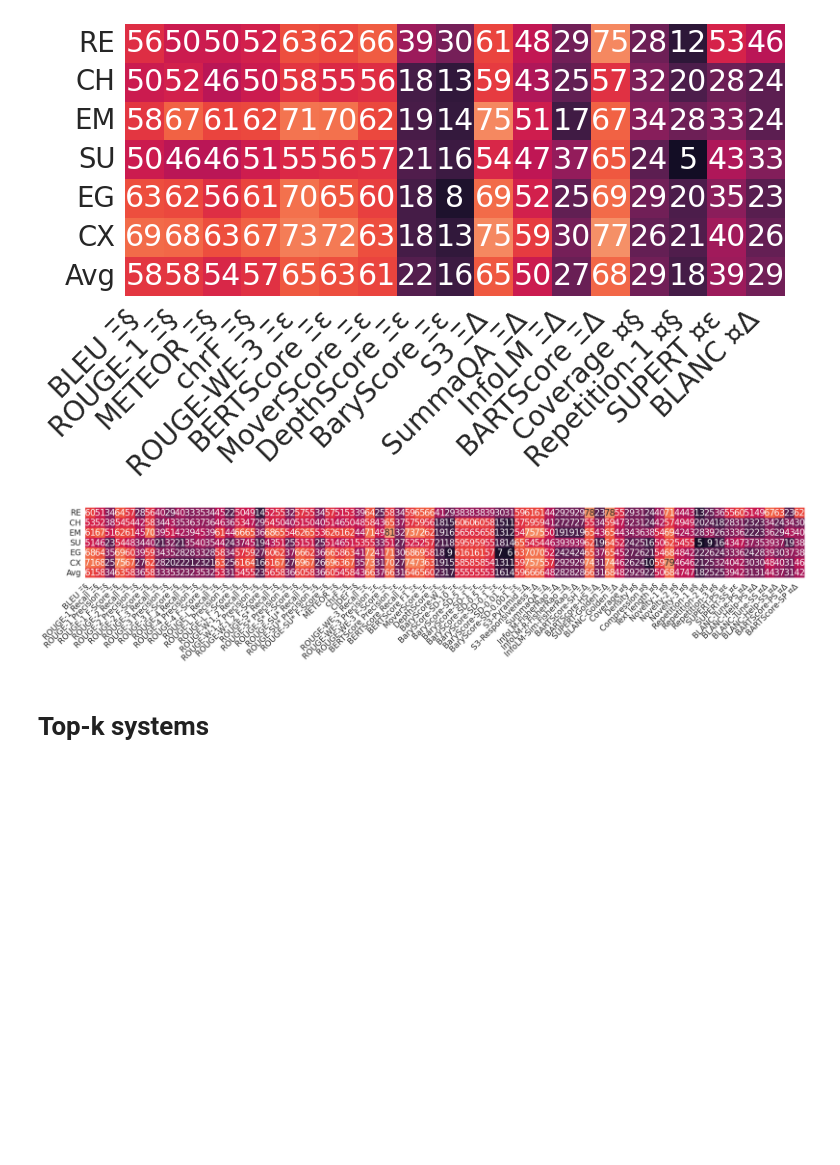
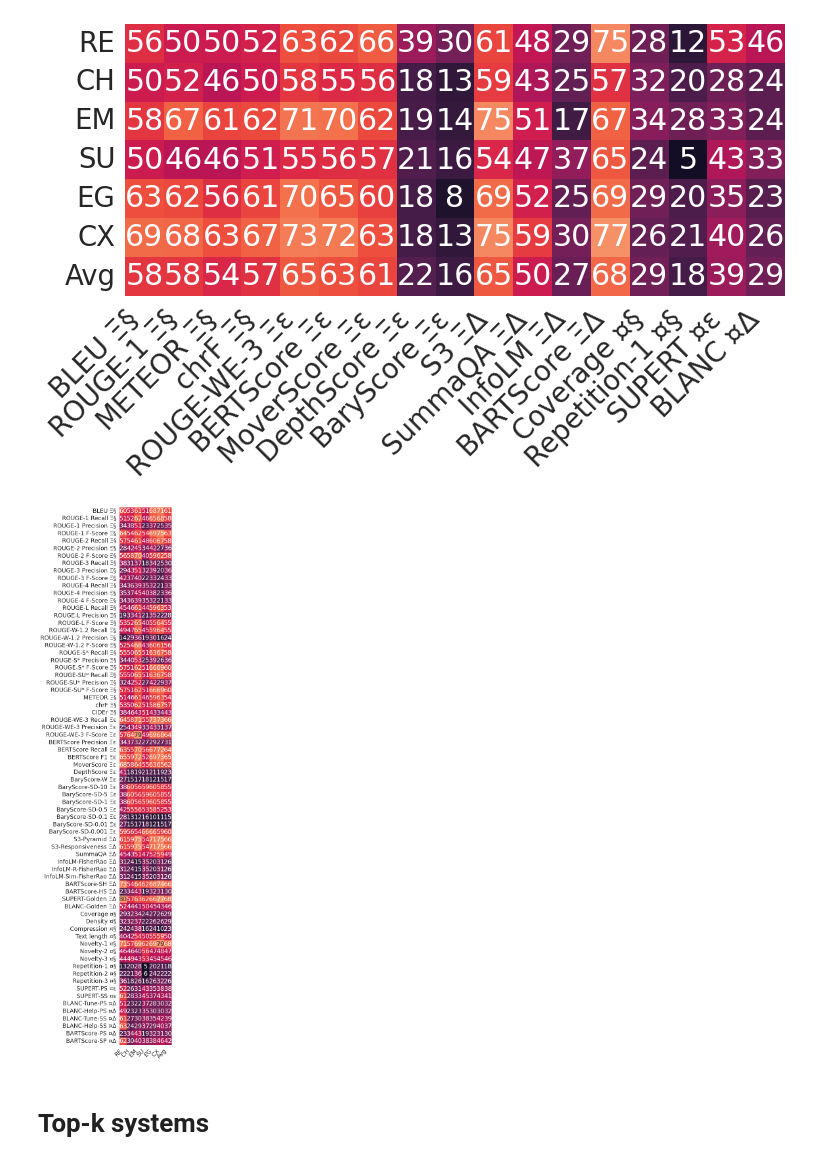
Before and after one commit to dig-team/hanna-benchmark-asg, a Jupyter notebook: data_visualization_original.ipynb, the cells around one changed output. Drawn from its saved outputs; the diff is of its cells as text; code cells hidden in the pictures; blank space fills up the shorter version.

```diff
--- a/data_visualization_original.ipynb
+++ b/data_visualization_original.ipynb
@@ -455,7 +448,7 @@ def print_correlation_heatmap(correlation_type, Kstr, df=METRICS_FILTERED_DF_NO_
                               xticklabels=METRICS_FILTERED_LABELS,
                               yticklabels=METRICS_FILTERED_LABELS,
                               use_mask=True, font_scale=4, figsize=(25,24),
-                              savepath=None):
+                              vertical=False, yticksize=None, savepath=None):
     """prints the correlation heatmap"""
     sns.set(font_scale=font_scale)
     with sns.axes_style("white"):
@@ -472,10 +465,16 @@ def print_correlation_heatmap(correlation_type, Kstr, df=METRICS_FILTERED_DF_NO_
                                  xticklabels=xticklabels, yticklabels=yticklabels, cbar=False)
         else:
             corr.loc['Average'] = corr.mean().round().abs()
-            ax = sns.heatmap(corr, annot=True, square=True, vmin=0, vmax=100, fmt='g',
-                             xticklabels=xticklabels, yticklabels=yticklabels, cbar=False)
+            if vertical:
+                ax = sns.heatmap(corr.T, annot=True, square=True, vmin=0, vmax=100, fmt='g',
+                                 xticklabels=xticklabels, yticklabels=yticklabels, cbar=False)
+            else:
+                ax = sns.heatmap(corr, annot=True, square=True, vmin=0, vmax=100, fmt='g',
+                                 xticklabels=xticklabels, yticklabels=yticklabels, cbar=False)
         plt.xticks(rotation=45, ha="right")
         plt.yticks(rotation=0)
+        if yticksize is not None:
+            ax.set_yticklabels(yticklabels, size=12)
         if savepath is not None:
             plt.savefig("figures2/{}_{}_{}.png".format(savepath, correlation_type, Kstr), bbox_inches='tight')
             plt.savefig("figures2/{}_{}_{}.pdf".format(savepath, correlation_type, Kstr), format='pdf', bbox_inches='tight')
@@ -592,11 +591,11 @@ if METRICS_FILTERED_CRITERIA_HEATMAPS_ALL:
         for Kstr in CORRELATIONS:
             print("------ {} ------".format(Kstr))
             print_correlation_heatmap(correlation_type, Kstr, df=METRICS_DF_NO_HUMAN,
-                                  metrics_subset1=CRITERIA,
-                                  metrics_subset2=METRICS_FILTERED,
-                                  xticklabels=METRICS_FILTERED_LABELS,
-                                  yticklabels=CRITERIA_LABELS+["Avg"],
-                                  use_mask=True, font_scale=2.5, figsize=(13,5),
+                                  metrics_subset1=METRICS_FILTERED,
+                                  metrics_subset2=CRITERIA,
+                                  xticklabels=CRITERIA_LABELS+["Avg"],
+                                  yticklabels=METRICS_FILTERED_LABELS,
+                                  use_mask=True, font_scale=2.5, figsize=(5,13),
                                   savepath="mixed_filtered")
 # %% [output]
 ======= story =======
@@ -624,10 +623,10 @@ if METRICS_CRITERIA_HEATMAPS_ALL:
             print_correlation_heatmap(correlation_type, Kstr, df=METRICS_DF_NO_HUMAN,
                                   metrics_subset1=CRITERIA,
                                   metrics_subset2=METRICS,
-                                  xticklabels=METRICS,
-                                  yticklabels=CRITERIA_LABELS+["Avg"],
-                                  use_mask=True, font_scale=1.6, figsize=(30,7),
-                                  savepath="mixed")
+                                  xticklabels=CRITERIA_LABELS+["Avg"],
+                                  yticklabels=METRICS,
+                                  use_mask=True, font_scale=1.6, figsize=(7,30),
+                                  vertical=True, yticksize=None, savepath="mixed")
 # %% [output]
 ======= story =======
 ------ pearson ------
@@ -1050,16 +1049,22 @@ def global_bootstrap_test(n, seed=42, df=METRICS_FILTERED_DF_NO_HUMAN, metrics=M
     return all_labels, fscores
 # %%
 def print_bootstrap_fscores_heatmap(df=METRICS_FILTERED_DF_NO_HUMAN, metrics=METRICS_FILTERED, labels=METRICS_FILTERED_LABELS,
-                                    font_scale=2.5, figsize=(13,5), savepath=None, verbose=False):
+                                    font_scale=2.5, figsize=(13,5), savepath=None, verbose=False, vertical=False, yticksize=None):
     """prints the bootstrap f-scores heatmap"""
     all_labels, fscores = global_bootstrap_test(1000, seed=42, df=df, metrics=metrics, alpha=0.05, verbose=verbose)
     sns.set(font_scale=font_scale)
     fig, ax = plt.subplots(figsize=figsize)
     corr = np.round(100*np.vstack([fscores, np.mean(fscores, axis=0)]))
-    ax = sns.heatmap(corr, annot=True, square=True, vmin=0, vmax=100, fmt='g',
-                     xticklabels=labels, yticklabels=CRITERIA_LABELS+["Avg"], cbar=False)
+    if vertical:
+        ax = sns.heatmap(corr.T, annot=True, square=True, vmin=0, vmax=100, fmt='g',
+                         xticklabels=CRITERIA_LABELS+["Avg"], yticklabels=labels, cbar=False)
+    else:
+        ax = sns.heatmap(corr, annot=True, square=True, vmin=0, vmax=100, fmt='g',
+                         xticklabels=labels, yticklabels=CRITERIA_LABELS+["Avg"], cbar=False)
     plt.xticks(rotation=45, ha="right")
     plt.yticks(rotation=0)
+    if yticksize is not None:
+        ax.set_yticklabels(labels, size=12)
     if savepath is None:
         plt.show()
     else:
@@ -1075,9 +1080,9 @@ if BOOTSTRAP_FILTERED:
 # %%
 BOOTSTRAP = True
 if BOOTSTRAP:
-    _, _ = print_bootstrap_fscores_heatmap(df=METRICS_DF_NO_HUMAN, metrics=METRICS, labels=METRICS, font_scale=1.7, figsize=(30,7), savepath="figures2/bootstrap_fscores")
+    _, _ = print_bootstrap_fscores_heatmap(df=METRICS_DF_NO_HUMAN, metrics=METRICS, labels=METRICS, font_scale=1.6, figsize=(7,30), vertical=True, yticksize=None, savepath="figures2/bootstrap_fscores")
 # %% [output]
-[figure, old version]
+[figure, new version]
 # %% [markdown]
 # Top-k systems
 # %%
```
Also changed, not shown: parts of 3 cells of this notebook, 1 other file.
